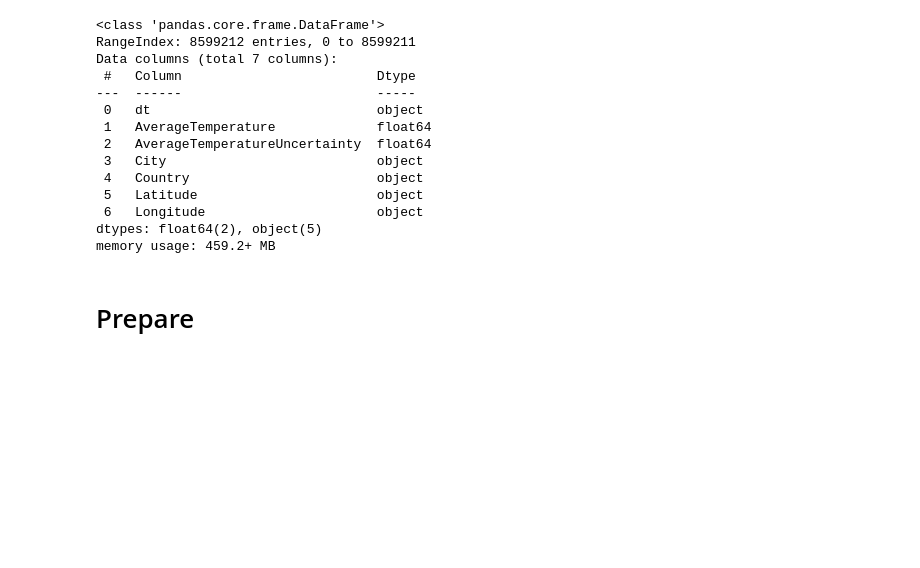
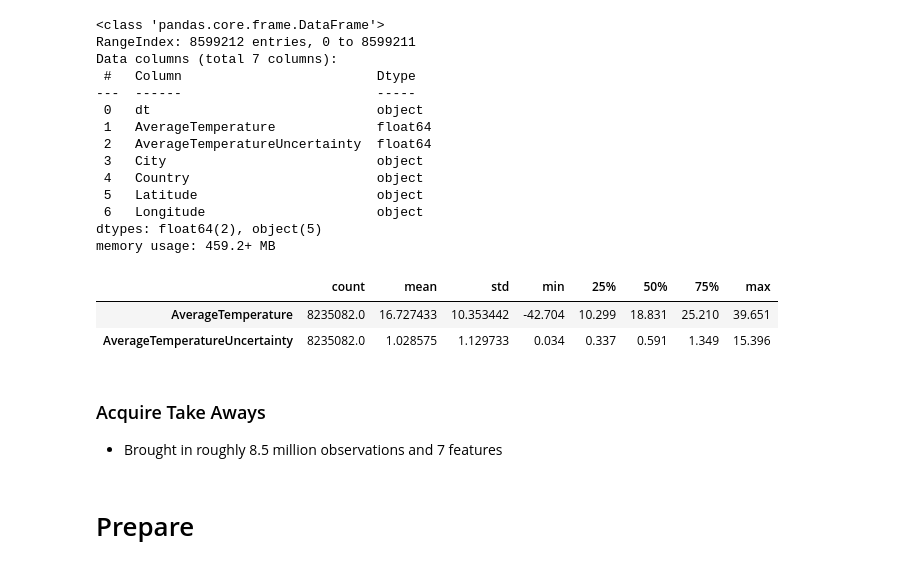
Before and after one commit to joshuamchavez2/time-series-analysis, a Jupyter notebook: final.ipynb, the cells around one changed output. Saved outputs shown, nothing was run; the diff lists cells and outputs as text; code cells hidden in the pictures; blank space fills up the shorter version.

```diff
--- a/final.ipynb
+++ b/final.ipynb
@@ -164,6 +266,15 @@ Data columns (total 7 columns):
  6   Longitude                      object
 dtypes: float64(2), object(5)
 memory usage: 459.2+ MB
+# %%
+df.describe().T
+# %% [output]
+|  | count | mean | std | min | 25% | 50% | 75% | max |
+| AverageTemperature | 8235082.0 | 16.727433 | 10.353442 | -42.704 | 10.299 | 18.831 | 25.210 | 39.651 |
+| AverageTemperatureUncertainty | 8235082.0 | 1.028575 | 1.129733 | 0.034 | 0.337 | 0.591 | 1.349 | 15.396 |
+# %% [markdown]
+### Acquire Take Aways
+- Brought in roughly 8.5 million observations and 7 features
 # %% [markdown]
 # Prepare
 # %% [markdown]
```
Also changed, not shown: parts of 69 cells of this notebook.
